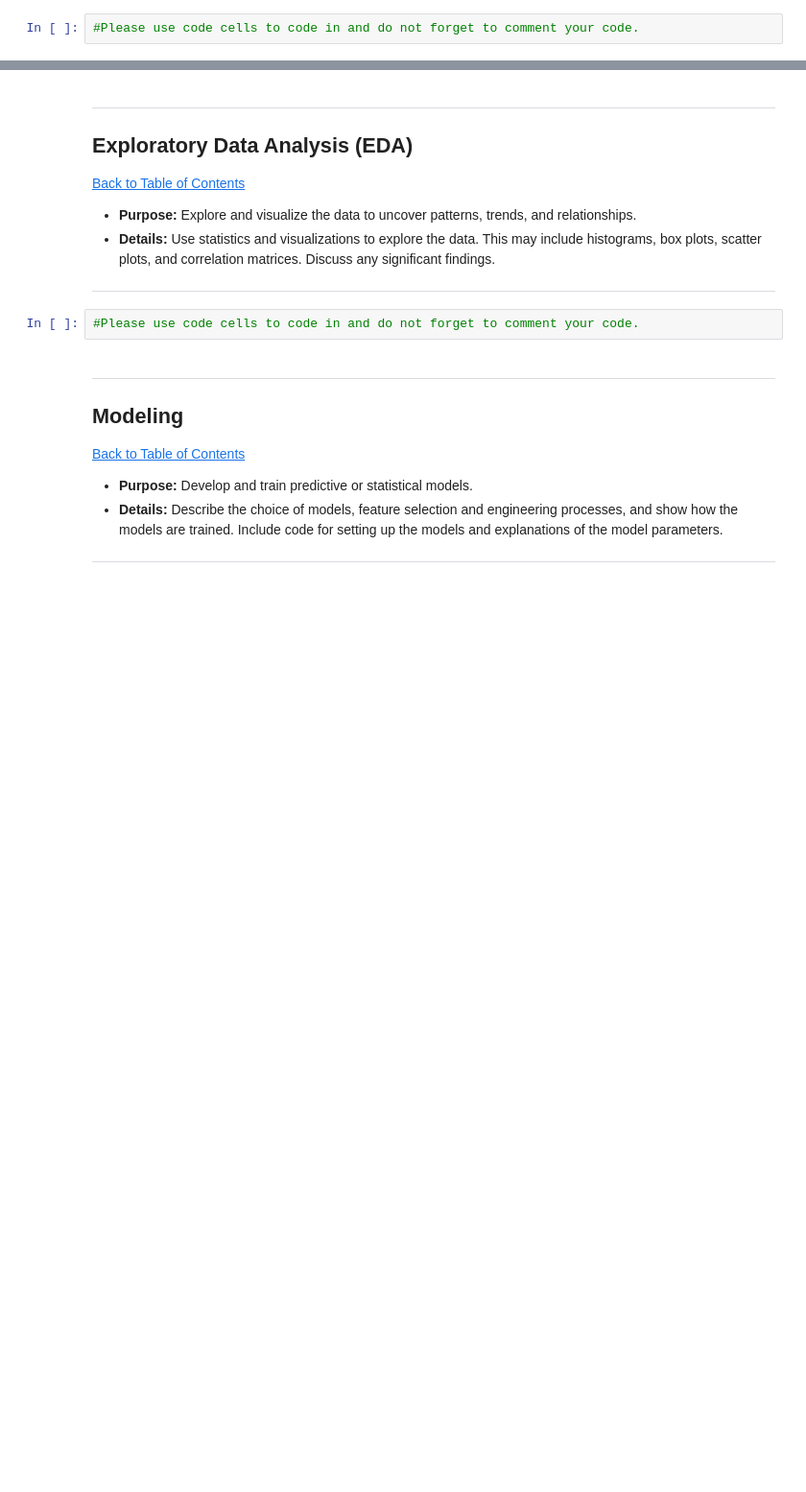
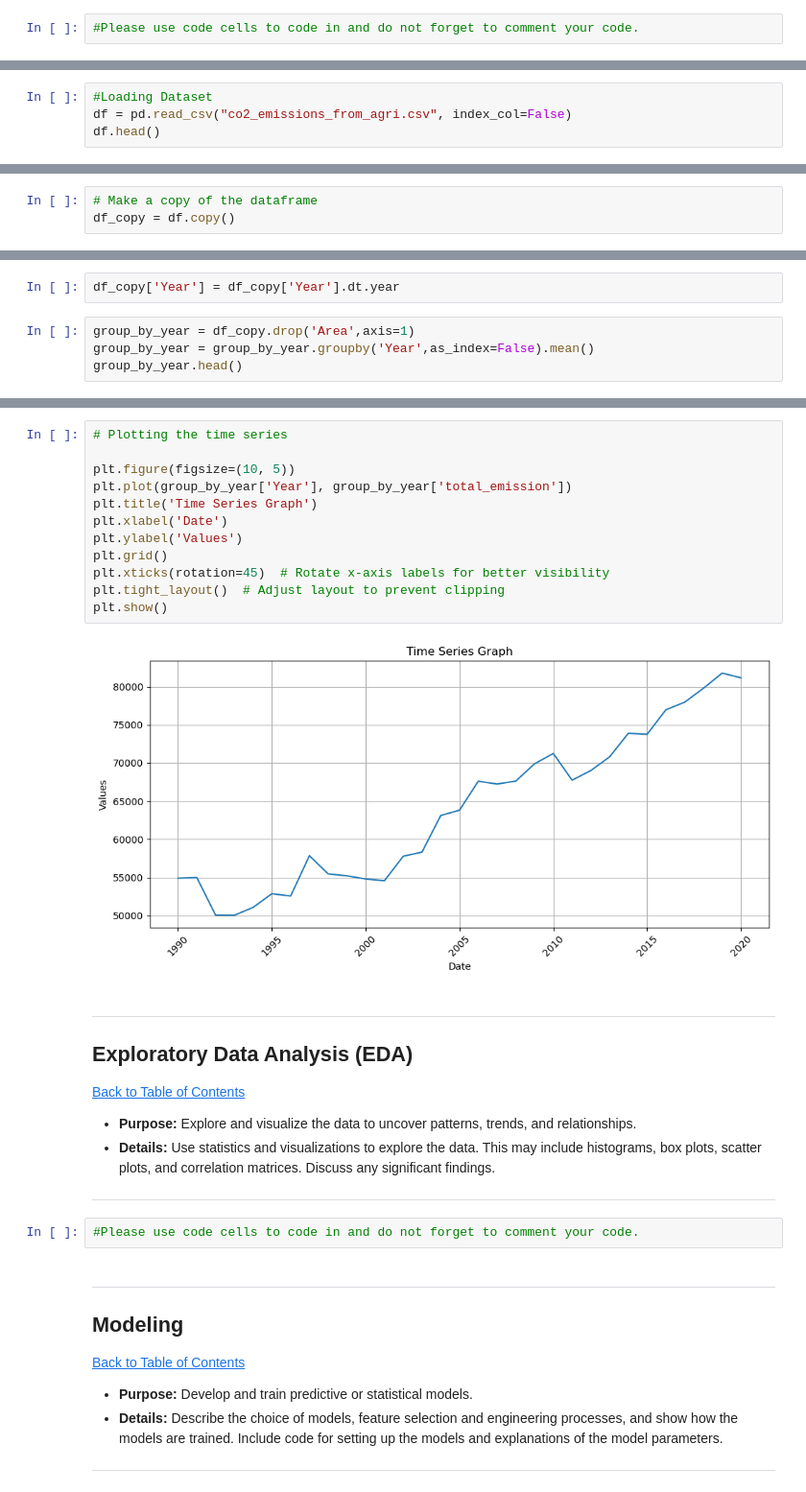
Before and after one commit to DavidFHarrison/2403PTDS_Regression_DH, a Jupyter notebook: Regression_Project_DH.ipynb, the cells around one changed output, grey strips where cells are left out. Shown at 96% size. Drawn from its saved outputs; the diff is of its cells as text; blank space fills up the shorter version.

```diff
--- a/Regression_Project_DH.ipynb
+++ b/Regression_Project_DH.ipynb
@@ -75,0 +86,4 @@
+# %%
+#Loading Dataset
+df = pd.read_csv("co2_emissions_from_agri.csv", index_col=False)
+df.head()
@@ -76,3 +102,6 @@
+# %%
+# Make a copy of the dataframe
+df_copy = df.copy()
 # %% [markdown]
 ---
 <a href=#four></a>
@@ -86,0 +194,6 @@
+# %%
+df_copy['Year'] = df_copy['Year'].dt.year
+# %%
+group_by_year = df_copy.drop('Area',axis=1)
+group_by_year = group_by_year.groupby('Year',as_index=False).mean()
+group_by_year.head()
@@ -87,3 +208,17 @@
+# %%
+# Plotting the time series
+
+plt.figure(figsize=(10, 5))
+plt.plot(group_by_year['Year'], group_by_year['total_emission'])
+plt.title('Time Series Graph')
+plt.xlabel('Date')
+plt.ylabel('Values')
+plt.grid()
+plt.xticks(rotation=45)  # Rotate x-axis labels for better visibility
+plt.tight_layout()  # Adjust layout to prevent clipping
+plt.show()
+# %% [output]
+[figure, added]
 # %% [markdown]
 ---
 <a href=#five></a>
```
Also changed, not shown: parts of 27 cells of this notebook, 2 other files.
